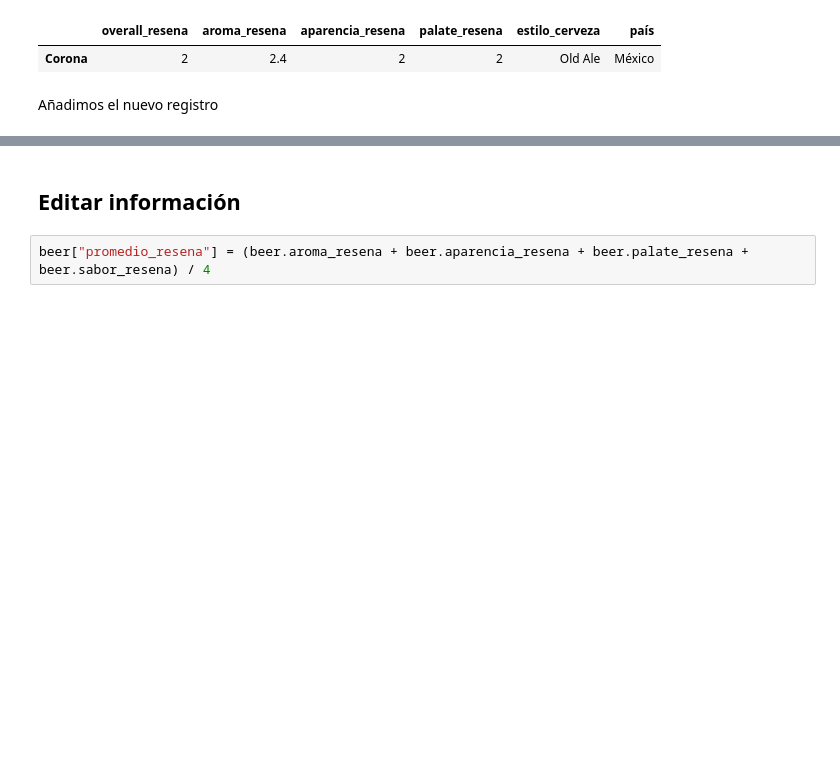
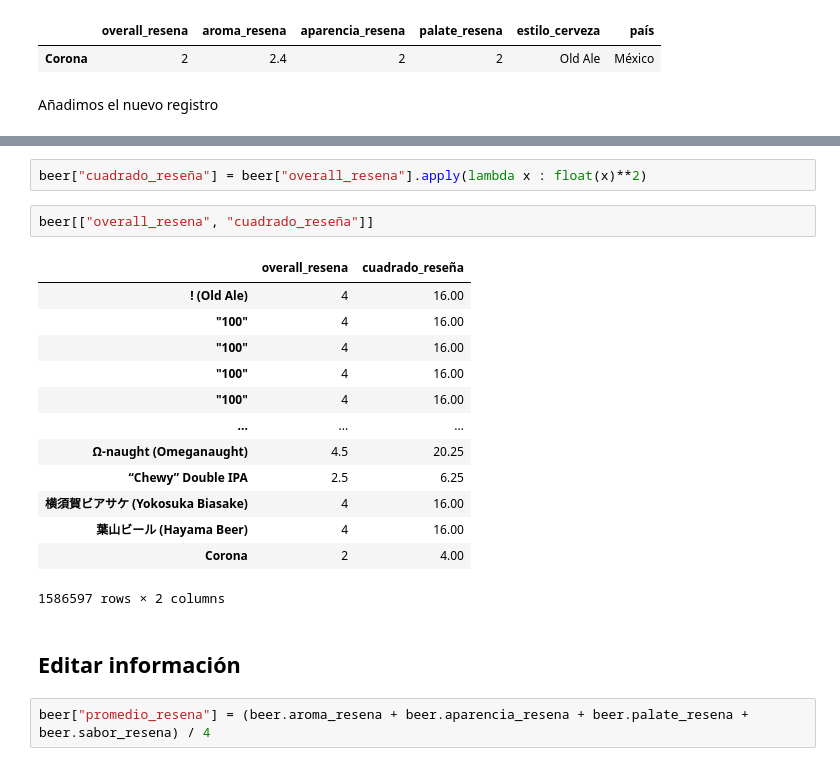
Before and after one commit to cgrandet/CIDE_DS, a Jupyter notebook: Clases/cideds_3b_pandas.ipynb, the cells around one changed output, grey strips where cells are left out. Saved outputs shown, nothing was run; the diff lists cells and outputs as text; blank space fills up the shorter version.

```diff
--- a/Clases/cideds_3b_pandas.ipynb
+++ b/Clases/cideds_3b_pandas.ipynb
@@ -849,3 +877,21 @@ beer.head()
+# %%
+beer["cuadrado_reseña"] = beer["overall_resena"].apply(lambda x : float(x)**2)
+# %%
+beer[["overall_resena", "cuadrado_reseña"]]
+# %% [output]
+|  | overall_resena | cuadrado_reseña |
+| ! (Old Ale) | 4 | 16.00 |
+| "100" | 4 | 16.00 |
+| "100" | 4 | 16.00 |
+| "100" | 4 | 16.00 |
+| "100" | 4 | 16.00 |
+| ... | ... | ... |
+| Ω-naught (Omeganaught) | 4.5 | 20.25 |
+| “Chewy” Double IPA | 2.5 | 6.25 |
+| 横須賀ビアサケ (Yokosuka Biasake) | 4 | 16.00 |
+| 葉山ビール (Hayama Beer) | 4 | 16.00 |
+| Corona | 2 | 4.00 |
+1586597 rows × 2 columns
 # %% [markdown]
 
 
```
Also changed, not shown: parts of 31 cells of this notebook, 1 other file.
